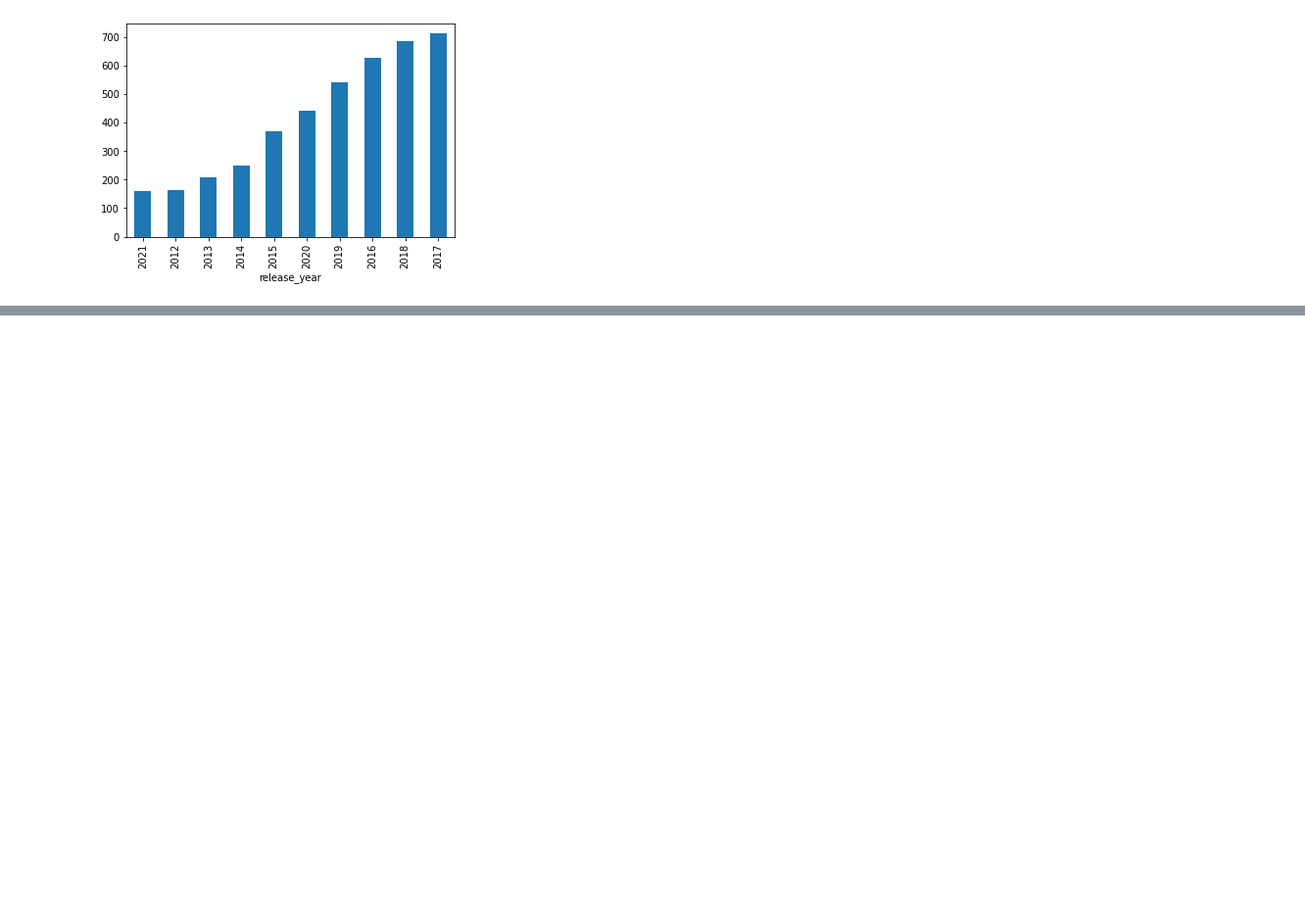
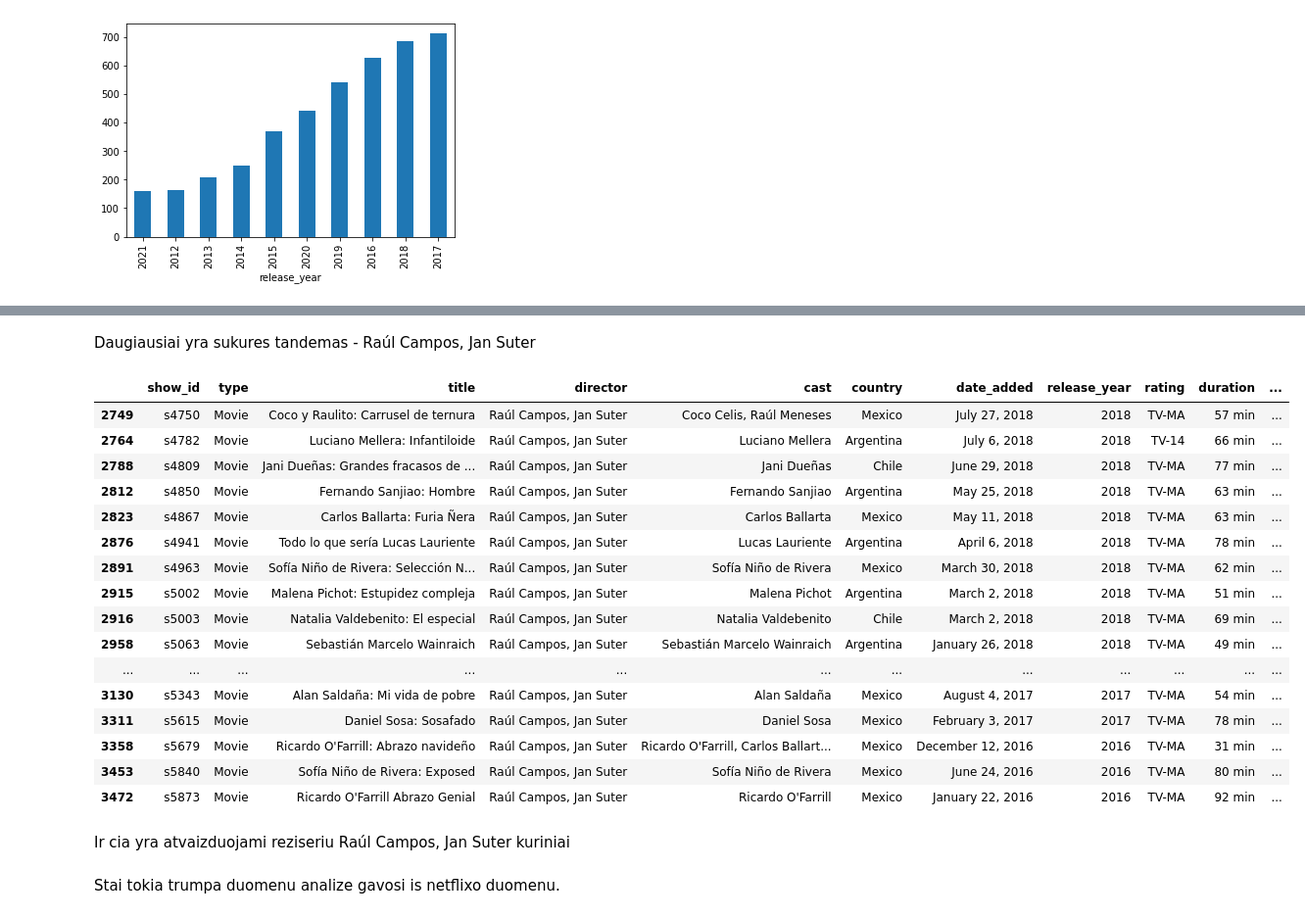
Before and after one commit to KarinaDav/Python-mokymai, a Jupyter notebook: baigiamasis_darbas.ipynb, the cells around one changed output, grey strips where cells are left out. Shown at 98% size. Saved outputs shown, nothing was run; the diff lists cells and outputs as text; code cells hidden in the pictures; blank space fills up the shorter version.

```diff
--- a/baigiamasis_darbas.ipynb
+++ b/baigiamasis_darbas.ipynb
@@ -256,0 +306,26 @@ netflix_movie.groupby('country').count()
+# %% [markdown]
+Daugiausiai yra sukures tandemas - Raúl Campos, Jan Suter
+# %%
+netflix_df_2[netflix_df_2['director']=='Raúl Campos, Jan Suter']
+# %% [output]
+|  | show_id | type | title | director | cast | country | date_added | release_year | rating | duration | ... |
+| 2749 | s4750 | Movie | Coco y Raulito: Carrusel de ternura | Raúl Campos, Jan Suter | Coco Celis, Raúl Meneses | Mexico | July 27, 2018 | 2018 | TV-MA | 57 min | ... |
+| 2764 | s4782 | Movie | Luciano Mellera: Infantiloide | Raúl Campos, Jan Suter | Luciano Mellera | Argentina | July 6, 2018 | 2018 | TV-14 | 66 min | ... |
+| 2788 | s4809 | Movie | Jani Dueñas: Grandes fracasos de ... | Raúl Campos, Jan Suter | Jani Dueñas | Chile | June 29, 2018 | 2018 | TV-MA | 77 min | ... |
+| 2812 | s4850 | Movie | Fernando Sanjiao: Hombre | Raúl Campos, Jan Suter | Fernando Sanjiao | Argentina | May 25, 2018 | 2018 | TV-MA | 63 min | ... |
+| 2823 | s4867 | Movie | Carlos Ballarta: Furia Ñera | Raúl Campos, Jan Suter | Carlos Ballarta | Mexico | May 11, 2018 | 2018 | TV-MA | 63 min | ... |
+| 2876 | s4941 | Movie | Todo lo que sería Lucas Lauriente | Raúl Campos, Jan Suter | Lucas Lauriente | Argentina | April 6, 2018 | 2018 | TV-MA | 78 min | ... |
+| 2891 | s4963 | Movie | Sofía Niño de Rivera: Selección N... | Raúl Campos, Jan Suter | Sofía Niño de Rivera | Mexico | March 30, 2018 | 2018 | TV-MA | 62 min | ... |
+| 2915 | s5002 | Movie | Malena Pichot: Estupidez compleja | Raúl Campos, Jan Suter | Malena Pichot | Argentina | March 2, 2018 | 2018 | TV-MA | 51 min | ... |
+| 2916 | s5003 | Movie | Natalia Valdebenito: El especial | Raúl Campos, Jan Suter | Natalia Valdebenito | Chile | March 2, 2018 | 2018 | TV-MA | 69 min | ... |
+| 2958 | s5063 | Movie | Sebastián Marcelo Wainraich | Raúl Campos, Jan Suter | Sebastián Marcelo Wainraich | Argentina | January 26, 2018 | 2018 | TV-MA | 49 min | ... |
+| ... | ... | ... | ... | ... | ... | ... | ... | ... | ... | ... | ... |
+| 3130 | s5343 | Movie | Alan Saldaña: Mi vida de pobre | Raúl Campos, Jan Suter | Alan Saldaña | Mexico | August 4, 2017 | 2017 | TV-MA | 54 min | ... |
+| 3311 | s5615 | Movie | Daniel Sosa: Sosafado | Raúl Campos, Jan Suter | Daniel Sosa | Mexico | February 3, 2017 | 2017 | TV-MA | 78 min | ... |
+| 3358 | s5679 | Movie | Ricardo O'Farrill: Abrazo navideño | Raúl Campos, Jan Suter | Ricardo O'Farrill, Carlos Ballart... | Mexico | December 12, 2016 | 2016 | TV-MA | 31 min | ... |
+| 3453 | s5840 | Movie | Sofía Niño de Rivera: Exposed | Raúl Campos, Jan Suter | Sofía Niño de Rivera | Mexico | June 24, 2016 | 2016 | TV-MA | 80 min | ... |
+| 3472 | s5873 | Movie | Ricardo O'Farrill Abrazo Genial | Raúl Campos, Jan Suter | Ricardo O'Farrill | Mexico | January 22, 2016 | 2016 | TV-MA | 92 min | ... |
+# %% [markdown]
+Ir cia yra atvaizduojami reziseriu Raúl Campos, Jan Suter kuriniai
+# %% [markdown]
+Stai tokia trumpa duomenu analize gavosi is netflixo duomenu.
```
Also changed, not shown: parts of 17 cells of this notebook.
